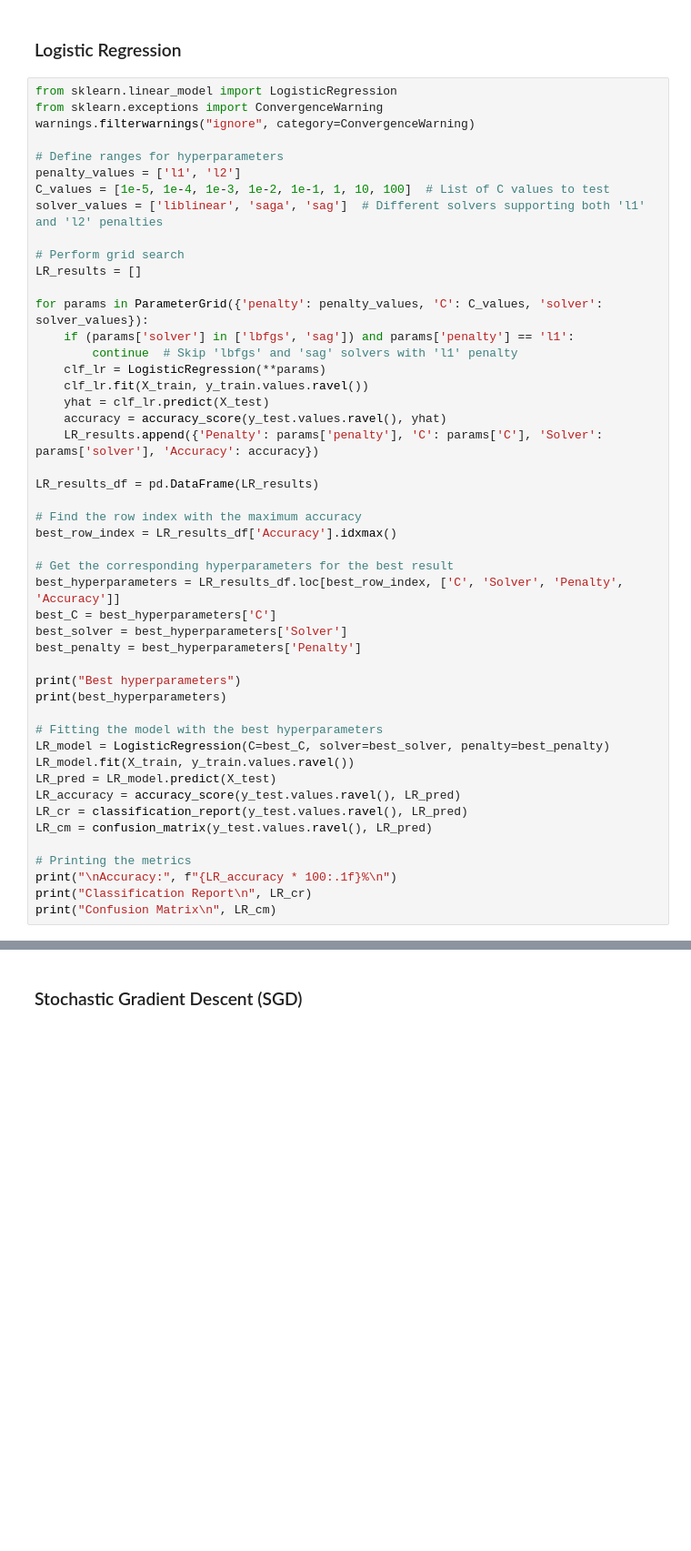
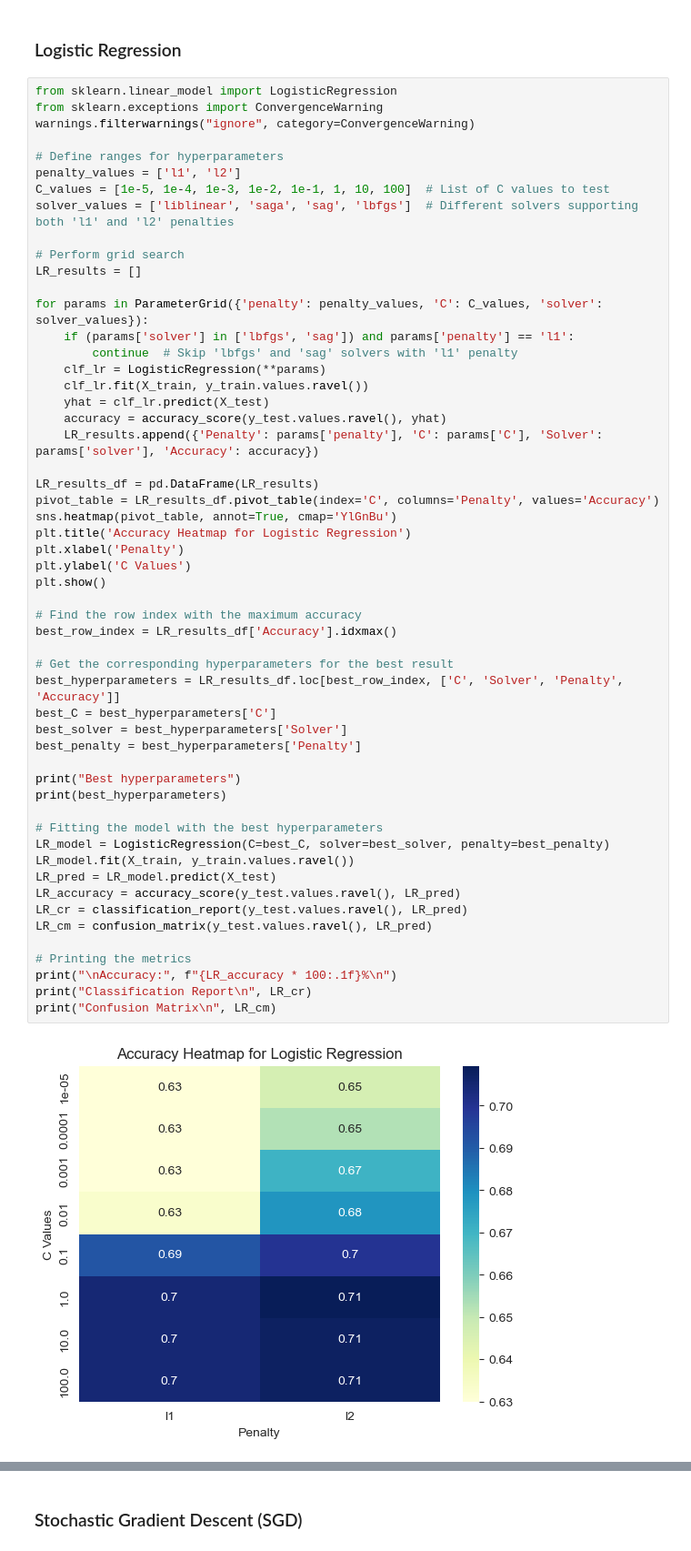
Before and after one commit to hmantovani/hmantovani, a Jupyter notebook: diabetes/diabetes.ipynb, the cells around one changed output, grey strips where cells are left out. Shown: that part at 91% size. Saved outputs shown, nothing was run; the diff lists cells and outputs as text; blank space fills up the shorter version.

```diff
--- a/diabetes/diabetes.ipynb
+++ b/diabetes/diabetes.ipynb
@@ -455,7 +455,7 @@ warnings.filterwarnings("ignore", category=ConvergenceWarning)
 # Define ranges for hyperparameters
 penalty_values = ['l1', 'l2']
 C_values = [1e-5, 1e-4, 1e-3, 1e-2, 1e-1, 1, 10, 100]  # List of C values to test
-solver_values = ['liblinear', 'saga', 'sag']  # Different solvers supporting both 'l1' and 'l2' penalties
+solver_values = ['liblinear', 'saga', 'sag', 'lbfgs']  # Different solvers supporting both 'l1' and 'l2' penalties
 
 # Perform grid search
 LR_results = []
@@ -469,31 +469,38 @@ for params in ParameterGrid({'penalty': penalty_values, 'C': C_values, 'solver':
     accuracy = accuracy_score(y_test.values.ravel(), yhat)
     LR_results.append({'Penalty': params['penalty'], 'C': params['C'], 'Solver': params['solver'], 'Accuracy': accuracy})
 
 LR_results_df = pd.DataFrame(LR_results)
+pivot_table = LR_results_df.pivot_table(index='C', columns='Penalty', values='Accuracy')
+sns.heatmap(pivot_table, annot=True, cmap='YlGnBu')
+plt.title('Accuracy Heatmap for Logistic Regression')
+plt.xlabel('Penalty')
+plt.ylabel('C Values')
+plt.show()
 
 # Find the row index with the maximum accuracy
 best_row_index = LR_results_df['Accuracy'].idxmax()
 
 # Get the corresponding hyperparameters for the best result
 best_hyperparameters = LR_results_df.loc[best_row_index, ['C', 'Solver', 'Penalty', 'Accuracy']]
 best_C = best_hyperparameters['C']
 best_solver = best_hyperparameters['Solver']
 best_penalty = best_hyperparameters['Penalty']
 
 print("Best hyperparameters")
 print(best_hyperparameters)
 
 # Fitting the model with the best hyperparameters
 LR_model = LogisticRegression(C=best_C, solver=best_solver, penalty=best_penalty)
 LR_model.fit(X_train, y_train.values.ravel())
 LR_pred = LR_model.predict(X_test)
 LR_accuracy = accuracy_score(y_test.values.ravel(), LR_pred)
 LR_cr = classification_report(y_test.values.ravel(), LR_pred)
 LR_cm = confusion_matrix(y_test.values.ravel(), LR_pred)
 
 # Printing the metrics
 print("\nAccuracy:", f"{LR_accuracy * 100:.1f}%\n")
 print("Classification Report\n", LR_cr)
 print("Confusion Matrix\n", LR_cm)
 # %% [output]
+[figure, added]
 Best hyperparameters
```
Also changed, not shown: parts of 29 cells of this notebook, 34 other files.
